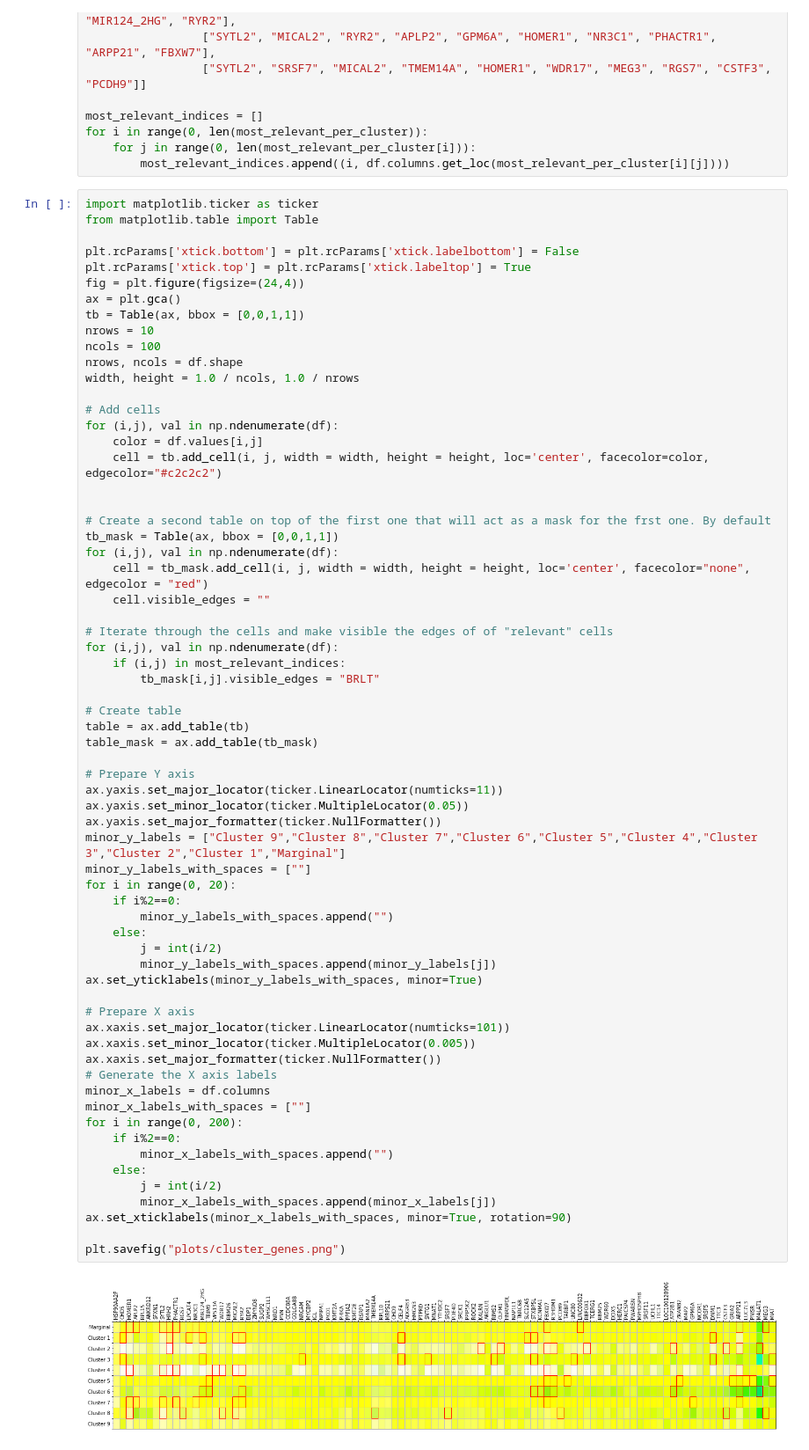
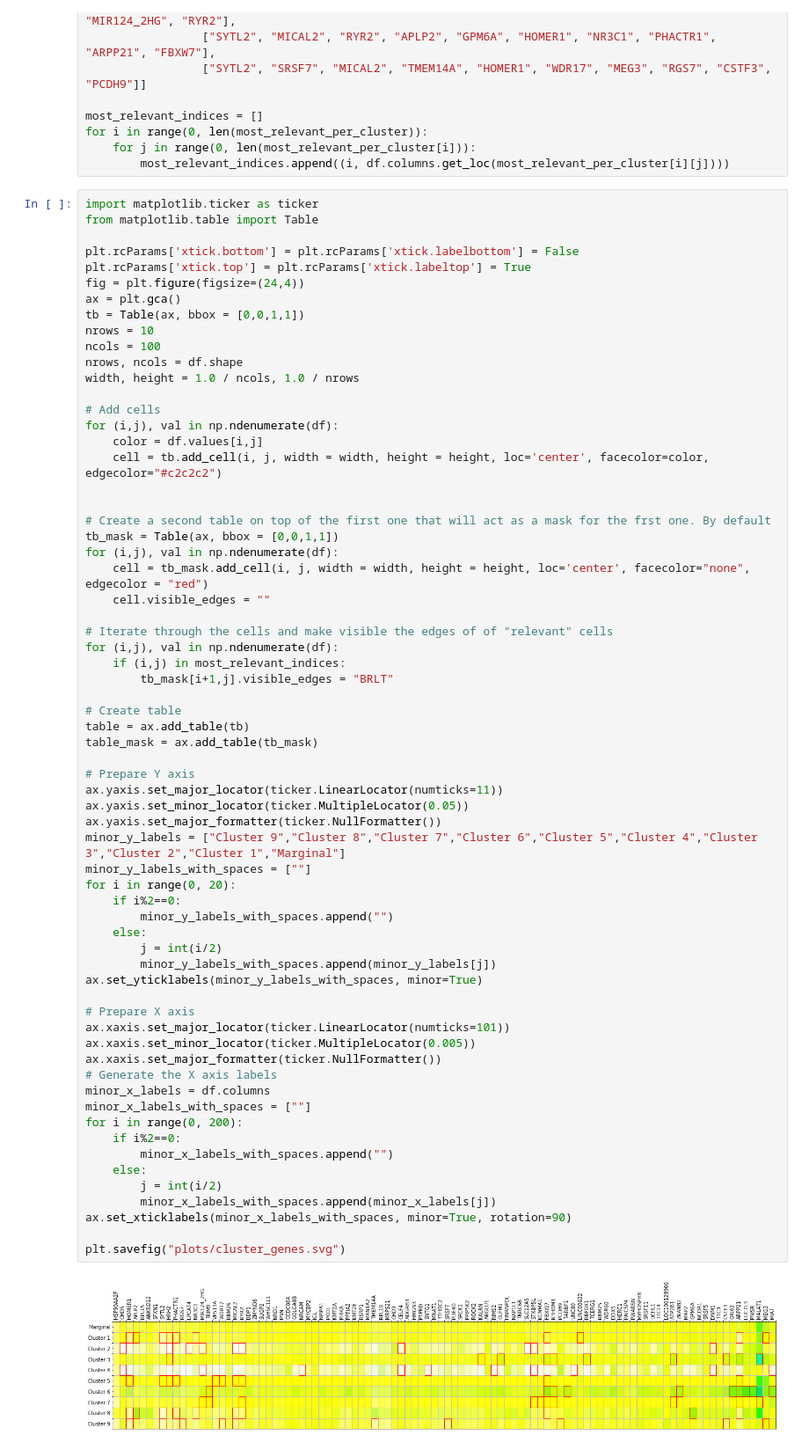
Before and after one commit to ferjorosa/allen-clustering, a Jupyter notebook: python/Generate.ipynb, the cells around one changed output. Shown: that part at 88% size. Saved outputs shown, nothing was run; the diff lists cells and outputs as text.

```diff
--- a/python/Generate.ipynb
+++ b/python/Generate.ipynb
@@ -469,7 +469,7 @@ for (i,j), val in np.ndenumerate(df):
 # Iterate through the cells and make visible the edges of of "relevant" cells
 for (i,j), val in np.ndenumerate(df):
     if (i,j) in most_relevant_indices:
-        tb_mask[i,j].visible_edges = "BRLT"
+        tb_mask[i+1,j].visible_edges = "BRLT"
 
 # Create table
 table = ax.add_table(tb)
@@ -478,32 +478,32 @@ table_mask = ax.add_table(tb_mask)
 # Prepare Y axis
 ax.yaxis.set_major_locator(ticker.LinearLocator(numticks=11))
 ax.yaxis.set_minor_locator(ticker.MultipleLocator(0.05))
 ax.yaxis.set_major_formatter(ticker.NullFormatter())
 minor_y_labels = ["Cluster 9","Cluster 8","Cluster 7","Cluster 6","Cluster 5","Cluster 4","Cluster 3","Cluster 2","Cluster 1","Marginal"]
 minor_y_labels_with_spaces = [""]
 for i in range(0, 20):
     if i%2==0:
         minor_y_labels_with_spaces.append("")
     else:
         j = int(i/2)
         minor_y_labels_with_spaces.append(minor_y_labels[j])
 ax.set_yticklabels(minor_y_labels_with_spaces, minor=True)
 
 # Prepare X axis
 ax.xaxis.set_major_locator(ticker.LinearLocator(numticks=101))
 ax.xaxis.set_minor_locator(ticker.MultipleLocator(0.005))
 ax.xaxis.set_major_formatter(ticker.NullFormatter())
 # Generate the X axis labels
 minor_x_labels = df.columns
 minor_x_labels_with_spaces = [""]
 for i in range(0, 200):
     if i%2==0:
         minor_x_labels_with_spaces.append("")
     else:
         j = int(i/2)
         minor_x_labels_with_spaces.append(minor_x_labels[j])
 ax.set_xticklabels(minor_x_labels_with_spaces, minor=True, rotation=90)
 
-plt.savefig("plots/cluster_genes.png")
+plt.savefig("plots/cluster_genes.svg")
 # %% [output]
-[figure, old version]
+[figure, new version]
```
Also changed, not shown: parts of 1 cell of this notebook, 11 other files.
